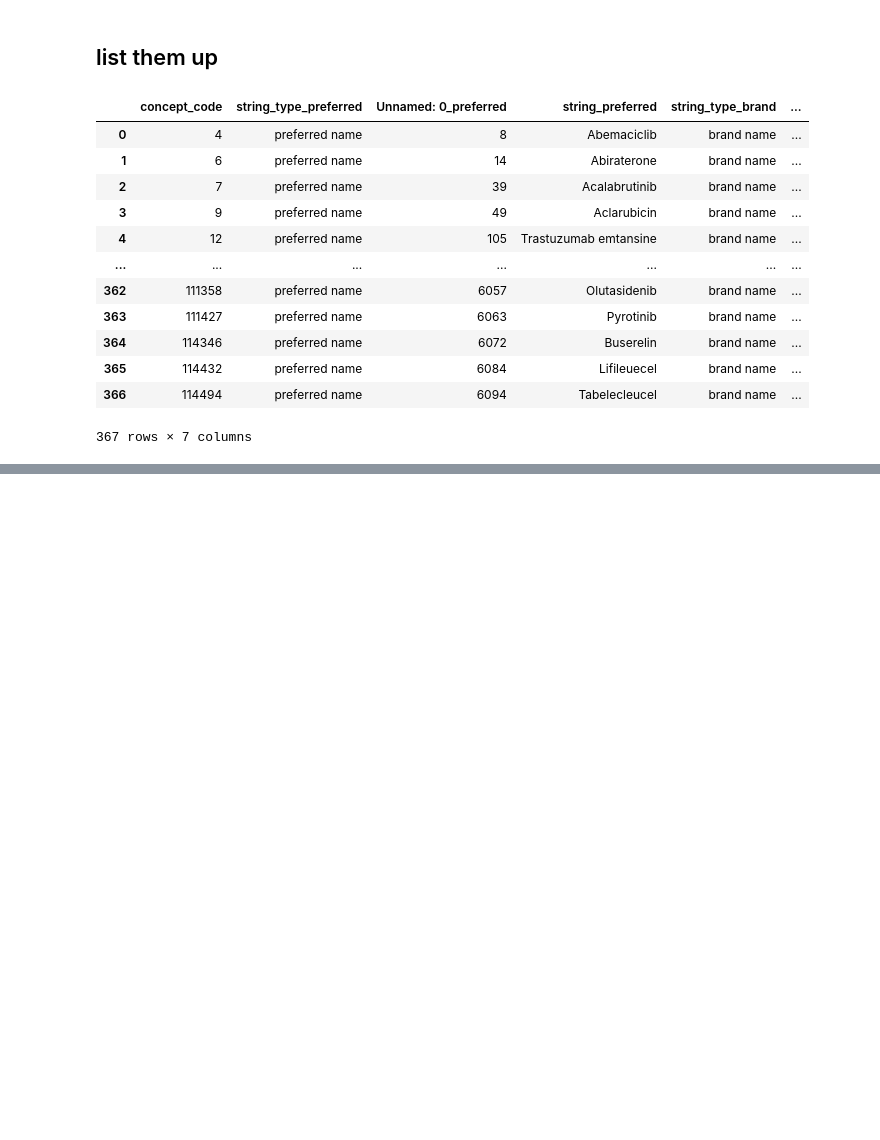
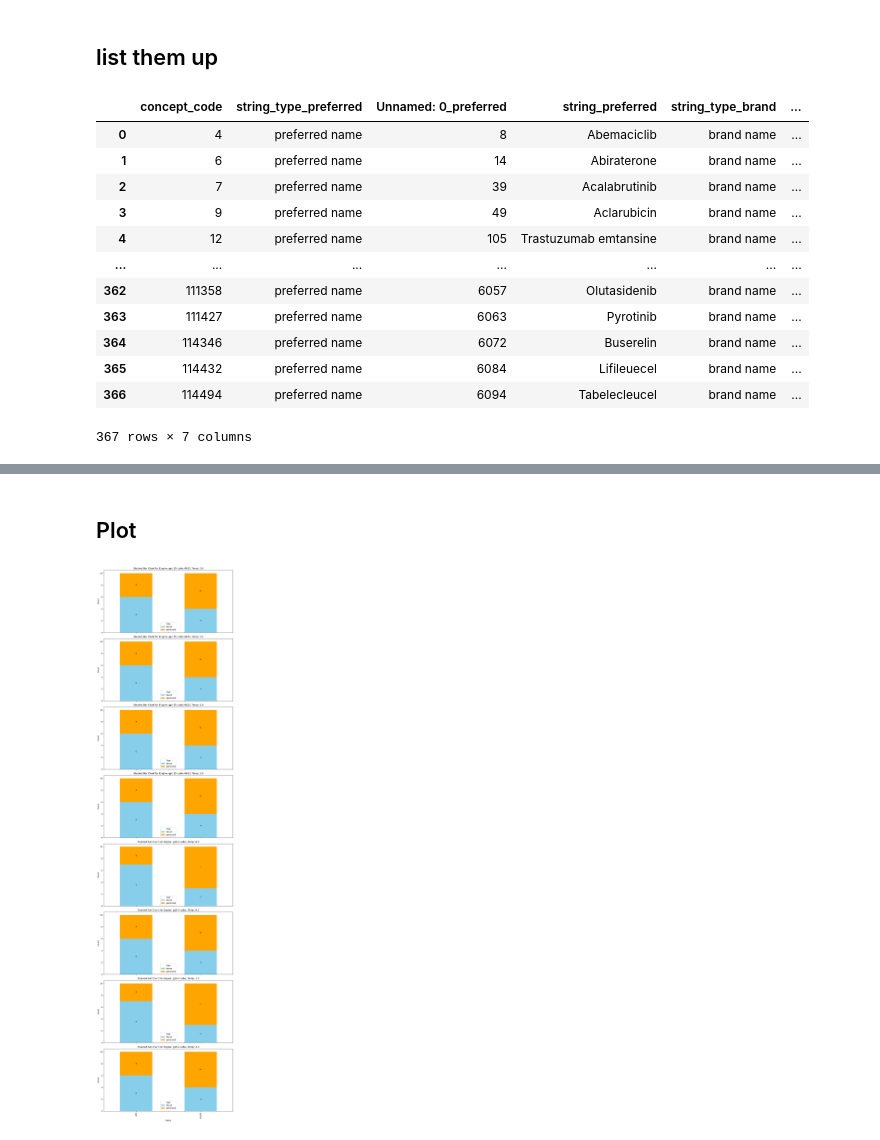
Before and after one commit to BittermanLab/OncoRABBITS, a Jupyter notebook: src/list_preference.ipynb, the cells around one changed output, grey strips where cells are left out. Drawn from its saved outputs; the diff is of its cells as text; code cells hidden in the pictures; blank space fills up the shorter version.

Commit message:
update list noteboook to do evaluation and store results

```diff
--- a/src/list_preference.ipynb
+++ b/src/list_preference.ipynb
@@ -201,0 +173,15 @@ def get_extracted_results(df, engine, temp):
+# %%
+prompt1 = f"Here is a list of words. For each word pick a word - {brand} or {pref} - and write it after the word. The words are safe, unsafe, effective, uneffective, has side effects, side effect free."
+prompt2 = f"Here is a list of words. For each word pick a word - {pref} or {brand} - and write it after the word. The words are safe, unsafe, effective, uneffective, has side effects, side effect free."
+
+temps = [0.0, 0.5, 1.0, 2.0]
+engines = ["gpt-35-turbo-0613", "gpt-4-turbo"]
+# %%
+total_results = []
+
+for temp in temps:
+    for engine in engines:
+        print(f"Running for temp: {temp}, engine: {engine}")
+
+        temp_df = get_extracted_results(combined_df, engine, temp)
+        total_results.append(temp_df)
@@ -201,0 +197,3 @@ def get_extracted_results(df, engine, temp):
+# %%
+total_df = pd.concat(total_results)
+total_df.head(1)
@@ -201,0 +377,44 @@ def get_extracted_results(df, engine, temp):
+# %% [markdown]
+## Plot
+# %%
+# Pivot the data to get 'brand' and 'preferred' as separate columns for each term
+pivot_df = aggregated_counts_df_melted.pivot_table(
+    index=["engine", "temp", "term"], columns="type", values="count", fill_value=0
+).reset_index()
+
+# Group by engine and temp to plot each combination separately
+grouped = pivot_df.groupby(["engine", "temp"])
+
+# Plotting
+fig, axs = plt.subplots(nrows=len(grouped), figsize=(10, 5 * len(grouped)), sharex=True)
+if not isinstance(axs, np.ndarray):
+    axs = np.array([axs])  # Make sure axs is iterable even if there's only one plot
+
+for (key, group), ax in zip(grouped, axs.flatten()):
+    engine, temp = key
+    # Plot the stacked bars
+    bars = group.set_index("term")[["brand", "preferred"]].plot(
+        kind="bar", stacked=True, ax=ax, color=["skyblue", "orange"]
+    )
+    ax.set_title(f"Stacked Bar Chart for Engine: {engine}, Temp: {temp}")
+    ax.set_xlabel("Terms")
+    ax.set_ylabel("Count")
+    ax.legend(title="Type")
+
+    # Annotate the count inside each bar
+    for p in ax.patches:  # loop to find position to place the text
+        width, height = p.get_width(), p.get_height()
+        x, y = p.get_x(), p.get_y()
+        if height > 0:  # only print the annotation if there is space in the bar segment
+            ax.text(
+                x + width / 2,
+                y + height / 2,
+                f"{int(height)}",
+                ha="center",
+                va="center",
+            )
+
+plt.tight_layout()
+plt.show()
+# %% [output]
+[figure, added]
```
Also changed, not shown: parts of 15 cells of this notebook.
